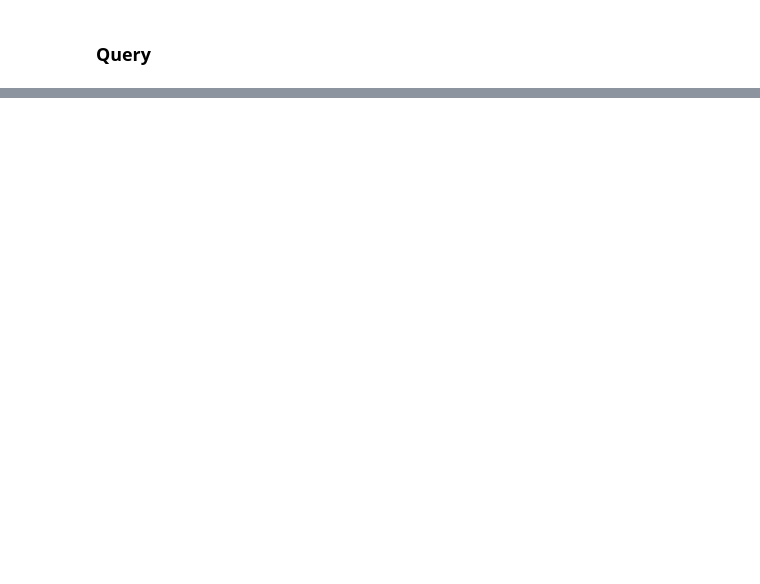
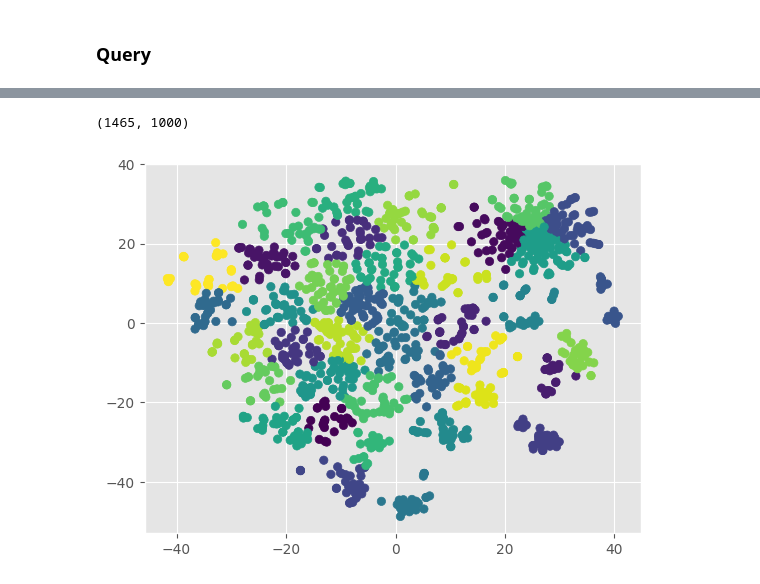
Before and after one commit to GianlucaMaragliano/information-retrieval, a Jupyter notebook: backend/science_experiments_pt.ipynb, the cells around one changed output, grey strips where cells are left out. Saved outputs shown, nothing was run; the diff lists cells and outputs as text; code cells hidden in the pictures; blank space fills up the shorter version.

```diff
--- a/backend/science_experiments_pt.ipynb
+++ b/backend/science_experiments_pt.ipynb
@@ -171,0 +226,38 @@ docs_df[docs_df['docno'].isin(doc_list)]
+# %%
+stemmer = PorterStemmer()
+def apply_stem(text, stemmer):
+  words = word_tokenize(text)
+  stemmed_text = ' '.join([stemmer.stem(word) for word in words])
+  return stemmed_text
+
+stemmed_text = [apply_stem(str(text), stemmer) for text in texts]
+# %%
+tfidf = TfidfVectorizer(stop_words='english', lowercase = True, max_df = .9, min_df = 0.01, max_features = 1000)
+tfidf.fit_transform(stemmed_text).shape
+# %% [output]
+(1465, 1000)
+# %%
+X = tfidf.fit_transform(stemmed_text)
+# %%
+# K-Means
+n_clusters = len(subjects) #set the number of clusters that you want
+kmeans = KMeans(n_clusters=n_clusters, random_state=0).fit(X)
+# dbscan = DBSCAN().fit(X) # finds automatically the number of cluster!
+
+clustering_labels = kmeans.labels_ #clustering labels
+# clustering_labels = dbscan.labels_ #clustering labels
+pd.DataFrame(X.toarray(), columns = tfidf.get_feature_names_out()) #TF-IDF Dataframe
+km_lab = kmeans.labels_
+# %%
+def clustering_visualization(X, clustering_labels):
+  tsne = TSNE(random_state=0)
+  X_reduced = tsne.fit_transform(X.toarray())
+  kmeans = KMeans(n_clusters=n_clusters, random_state=0).fit(X_reduced) #clustering in the reduced space
+
+  clustering_labels = kmeans.labels_
+
+  plt.scatter(X_reduced[:, 0], X_reduced[:, 1], c = clustering_labels)
+
+clustering_visualization(X, clustering_labels)
+# %% [output]
+[figure, added]
```
Also changed, not shown: parts of 12 cells of this notebook, 1 other file.
